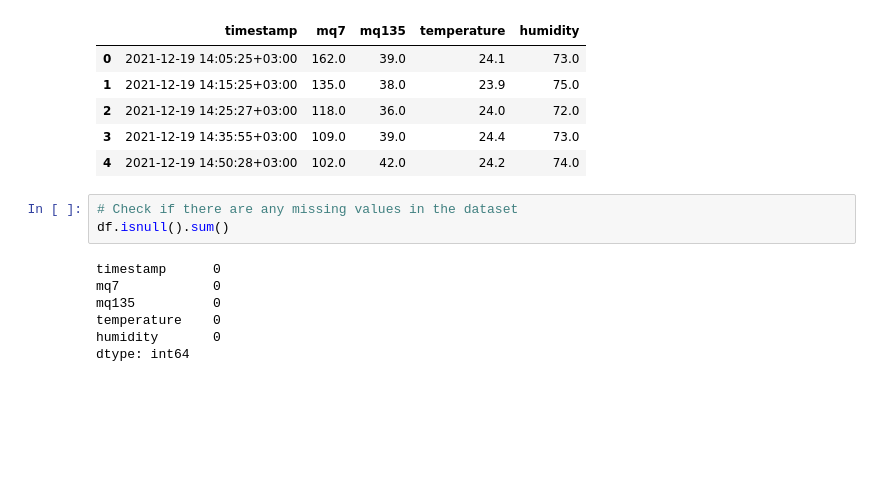
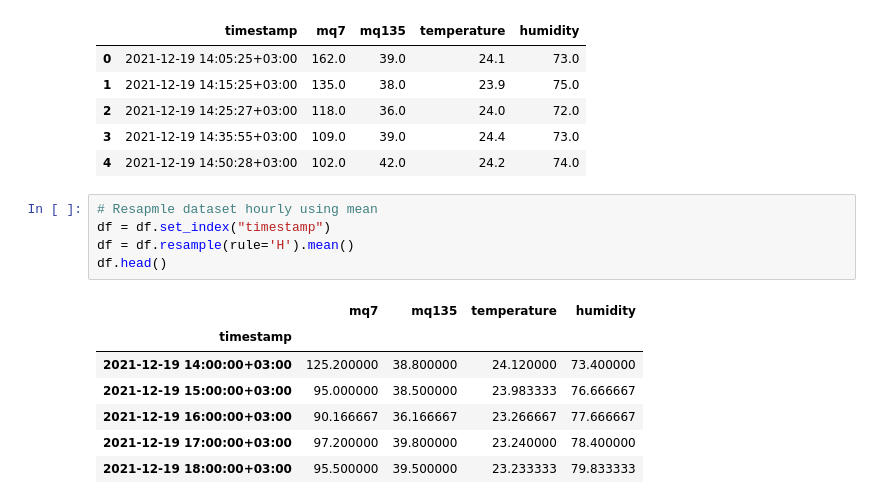
Before and after one commit to sam505/Air_Pollution_Monitoring, a Jupyter notebook: Data_Analysis_Visualization/Model_training.ipynb, the cells around one changed output. Cells and saved outputs as stored; diff of their text form; blank space fills up the shorter version.

```diff
--- a/Data_Analysis_Visualization/Model_training.ipynb
+++ b/Data_Analysis_Visualization/Model_training.ipynb
@@ -49,13 +54,16 @@ df.head()
 | 2 | 2021-12-19 14:25:27+03:00 | 118.0 | 36.0 | 24.0 | 72.0 |
 | 3 | 2021-12-19 14:35:55+03:00 | 109.0 | 39.0 | 24.4 | 73.0 |
 | 4 | 2021-12-19 14:50:28+03:00 | 102.0 | 42.0 | 24.2 | 74.0 |
-# %%
-# Check if there are any missing values in the dataset
-df.isnull().sum()
-# %% [output]
-timestamp      0
-mq7            0
-mq135          0
-temperature    0
-humidity       0
-dtype: int64
+# %%
+# Resapmle dataset hourly using mean
+df = df.set_index("timestamp")
+df = df.resample(rule='H').mean()
+df.head()
+# %% [output]
+|  | mq7 | mq135 | temperature | humidity |
+| timestamp |  |  |  |  |
+| 2021-12-19 14:00:00+03:00 | 125.200000 | 38.800000 | 24.120000 | 73.400000 |
+| 2021-12-19 15:00:00+03:00 | 95.000000 | 38.500000 | 23.983333 | 76.666667 |
+| 2021-12-19 16:00:00+03:00 | 90.166667 | 36.166667 | 23.266667 | 77.666667 |
+| 2021-12-19 17:00:00+03:00 | 97.200000 | 39.800000 | 23.240000 | 78.400000 |
+| 2021-12-19 18:00:00+03:00 | 95.500000 | 39.500000 | 23.233333 | 79.833333 |
```
Also changed, not shown: parts of 17 cells of this notebook, 3 other files.
